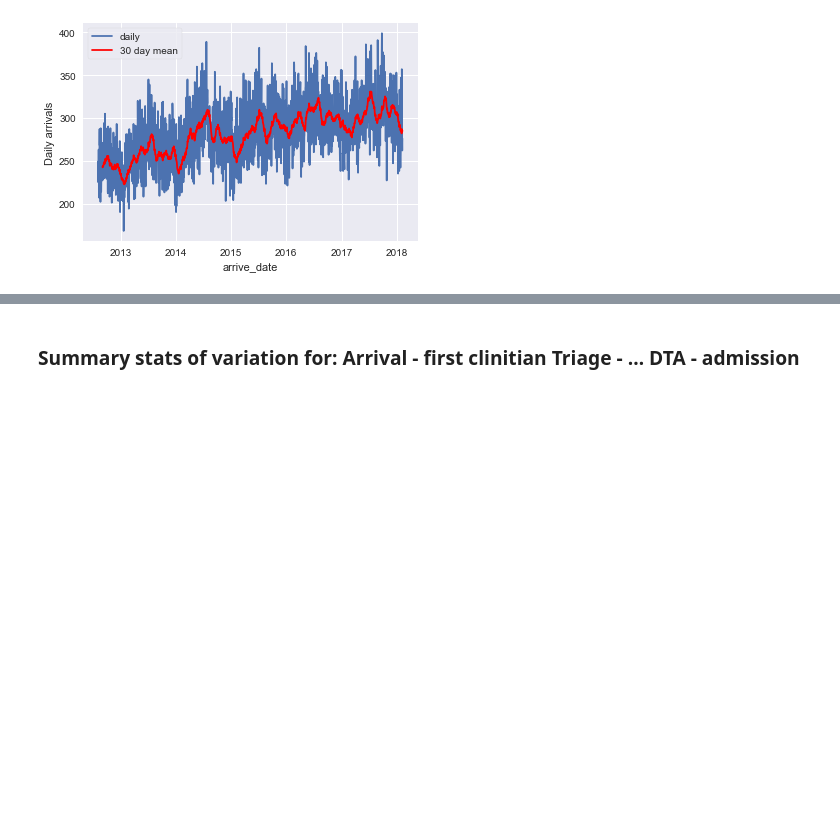
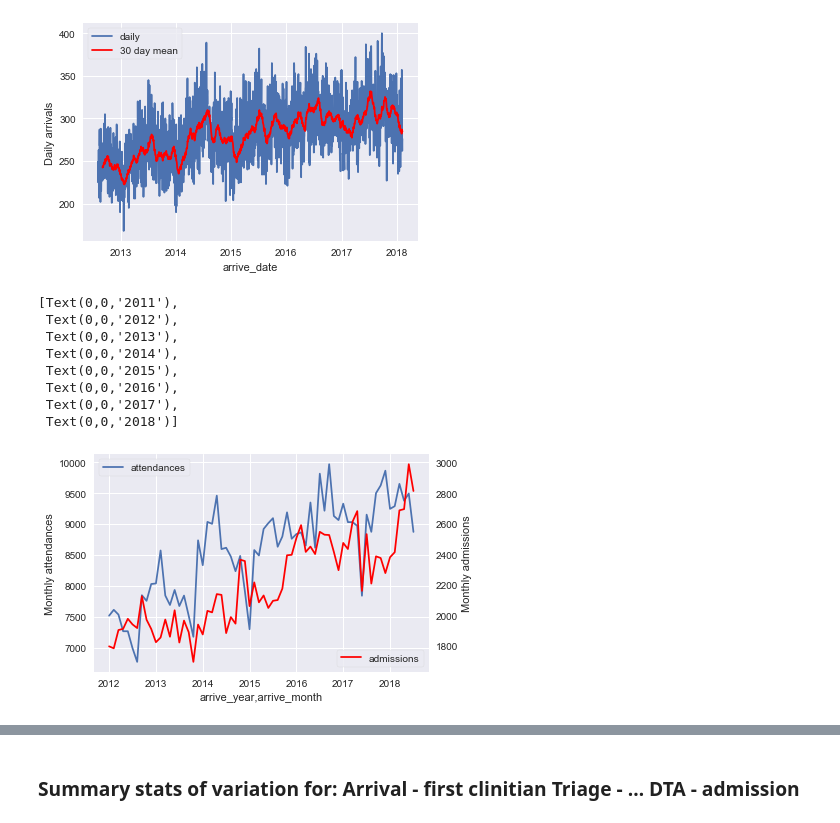
Before and after one commit to BradKeogh/flosp, a Jupyter notebook: hhMAIN.ipynb, the cells around one changed output, grey strips where cells are left out. Drawn from its saved outputs; the diff is of its cells as text; code cells hidden in the pictures; blank space fills up the shorter version.

```diff
--- a/hhMAIN.ipynb
+++ b/hhMAIN.ipynb
@@ -246,0 +224,22 @@ ax.legend(['daily','30 day mean'],frameon=True)
+# %%
+ax = plt.subplot()
+pat[['arrive_year','arrive_month','hosp_patid']].groupby(['arrive_year','arrive_month']).count()[:-1].plot(ax=ax,kind='line');
+ax2 = ax.twinx()
+pat[['arrive_year','arrive_month','adm_flag']].groupby(['arrive_year','arrive_month']).sum()[:-1].plot(ax=ax2,kind='line',style='r');
+#pat[['arrive_date','hosp_patid']].groupby('arrive_date').count()[:-1].rolling(30).mean().plot(ax=ax,color='r')
+ax.set_ylabel('Monthly attendances');
+ax.legend(['attendances'],frameon=True);
+ax2.legend(['admissions'],frameon=True, loc='lower right');
+ax2.grid(False)
+ax2.set_ylabel('Monthly admissions');
+ax.set_xticklabels(np.arange(2011,2019,1))### not this is massively guessed!
+# %% [output]
+[Text(0,0,'2011'),
+ Text(0,0,'2012'),
+ Text(0,0,'2013'),
+ Text(0,0,'2014'),
+ Text(0,0,'2015'),
+ Text(0,0,'2016'),
+ Text(0,0,'2017'),
+ Text(0,0,'2018')]
+[figure, added]
```
Also changed, not shown: parts of 118 cells of this notebook, 3 other files.
